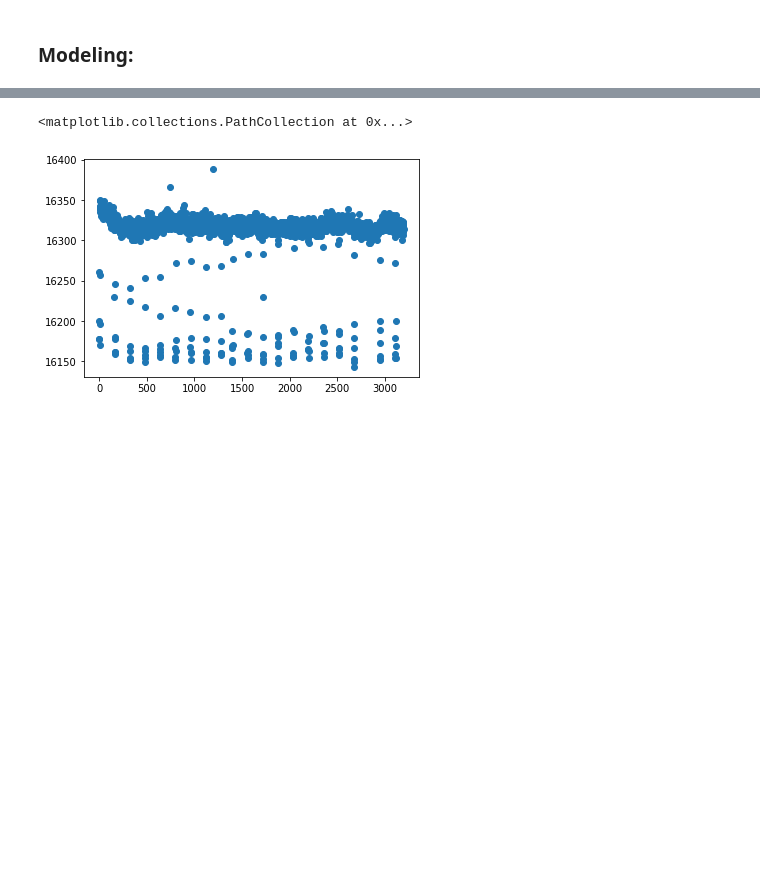
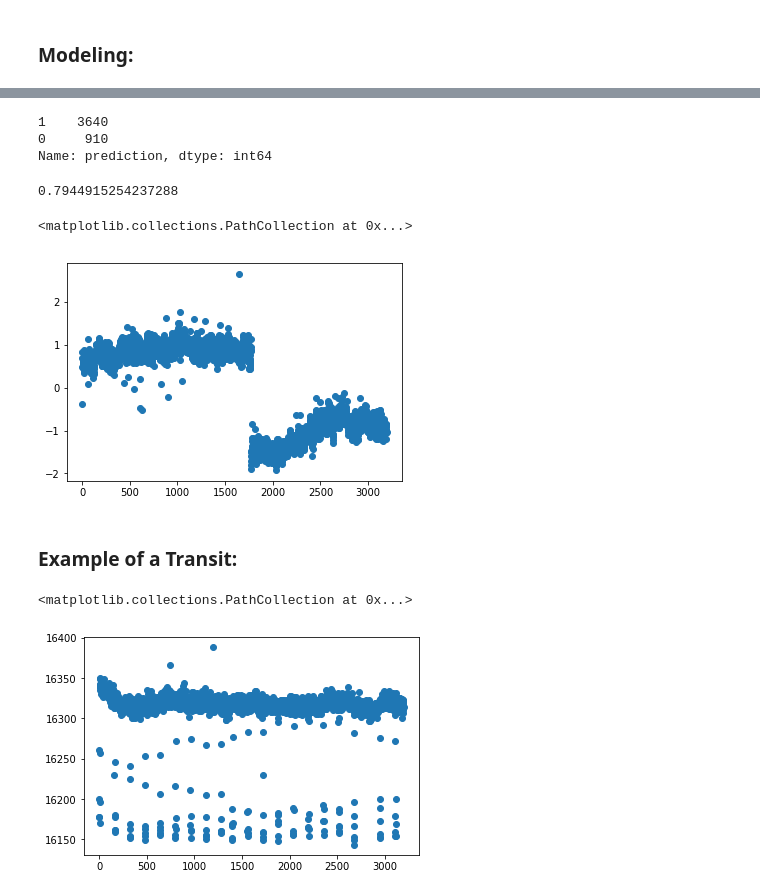
Before and after one commit to zachdg7/Exoplanet_Detection, a Jupyter notebook: models.ipynb, the cells around one changed output, grey strips where cells are left out. Saved outputs shown, nothing was run; the diff lists cells and outputs as text; code cells hidden in the pictures; blank space fills up the shorter version.

```diff
--- a/models.ipynb
+++ b/models.ipynb
@@ -236,0 +262,3 @@ plt.show();
+# %%
+unseen_data = k2c1.iloc[:,2:]
+# unseen_data.head()
@@ -236,0 +273,9 @@ plt.show();
+# %%
+# scale
+##########FIXME!!!!!! don't fit_transform, only fit to training data
+unseen_data = unseen_data.T
+
+scaled_unseen = ss.fit_transform(unseen_data)
+unseen_data = pd.DataFrame(scaled_unseen, columns=unseen_data.columns)
+
+unseen_data = unseen_data.T
@@ -237,3 +304,22 @@ plt.show();
+# %%
+yhat_unseen['prediction'].value_counts()
+# %% [output]
+1    3640
+0     910
+Name: prediction, dtype: int64
+# %%
+1 - 776/3776
+# %% [output]
+0.7944915254237288
+# %%
+# take a look at the unseen data
+x_axis = list(range(unseen_data.shape[1]-2))
+plt.scatter(x_axis, unseen_data.iloc[33, 2:])
+# %% [output]
+<matplotlib.collections.PathCollection at 0x...>
+[figure, added]
+# %% [markdown]
+### Example of a Transit:
 # %%
 x_axis = list(range(join_planets.shape[1]-2))
 plt.scatter(x_axis, join_planets.iloc[12, 2:])
```
Also changed, not shown: parts of 18 cells of this notebook.
